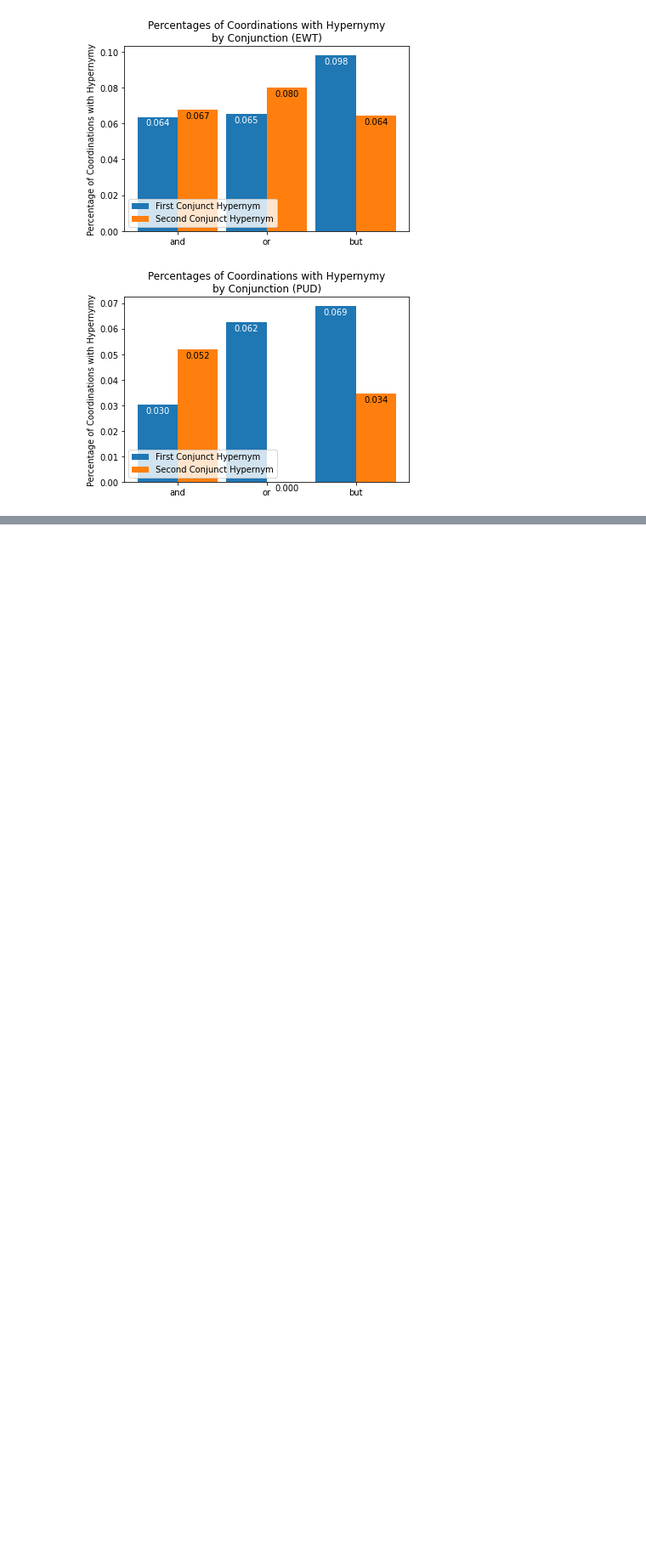
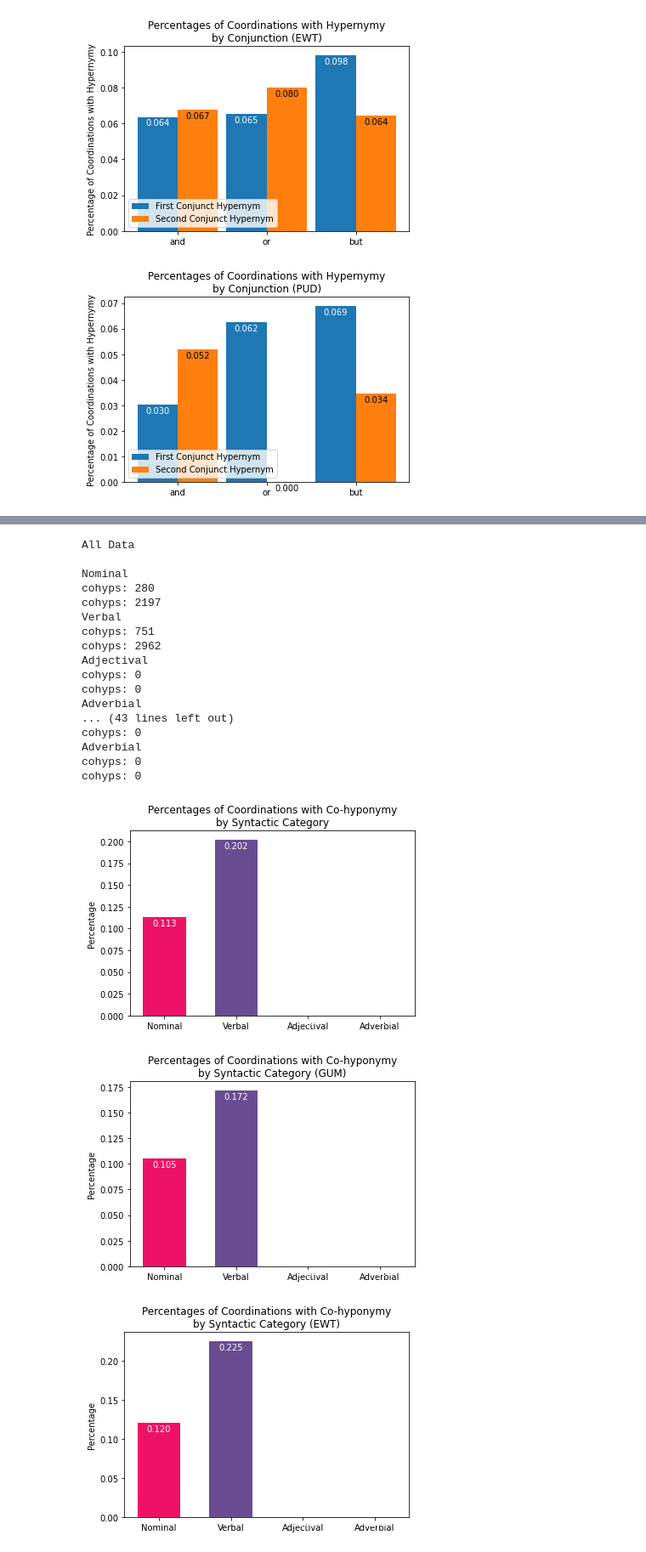
Before and after one commit to jkallini/SemanticCoordinationAnalysis, a Jupyter notebook: analysis.ipynb, the cells around one changed output, grey strips where cells are left out. Shown: that part at 85% size. Cells and saved outputs as stored; diff of their text form; code cells hidden in the pictures; blank space fills up the shorter version.

```diff
--- a/analysis.ipynb
+++ b/analysis.ipynb
@@ -516,0 +662,29 @@ hyps2: 1
+# %%
+def cohyponymy_category_distribution(df, outfile, source=None):
+    distribution_by_category(df, get_cohyponyms_freqs, "Co-hyponymy", outfile, source)
+
+cohyponymy_category_distribution(all_cohyponymy_df, 'charts/cohyponymy_by_category.pdf')
+cohyponymy_category_distribution(gum_cohyponymy_df, 'charts/GUM_cohyponymy_by_category.pdf', source='GUM')
+cohyponymy_category_distribution(ewt_cohyponymy_df, 'charts/EWT_cohyponymy_by_category.pdf', source='EWT')
+cohyponymy_category_distribution(pud_cohyponymy_df, 'charts/PUD_cohyponymy_by_category.pdf', source='PUD')
+# %% [output]
+All Data
+
+Nominal
+cohyps: 280
+cohyps: 2197
+Verbal
+cohyps: 751
+cohyps: 2962
+Adjectival
+cohyps: 0
+cohyps: 0
+Adverbial
+... (43 lines left out)
+cohyps: 0
+Adverbial
+cohyps: 0
+cohyps: 0
+[figure, added]
+[figure, added]
+[figure, added]
```
Also changed, not shown: parts of 9 cells of this notebook.
